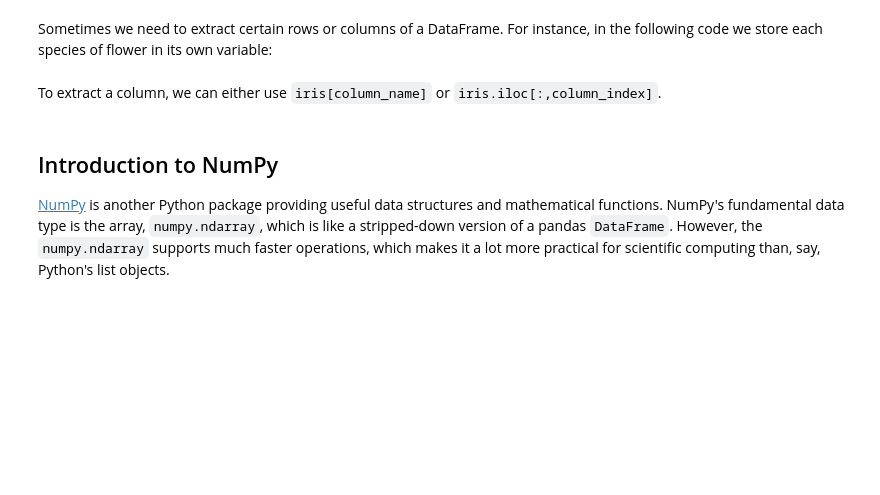
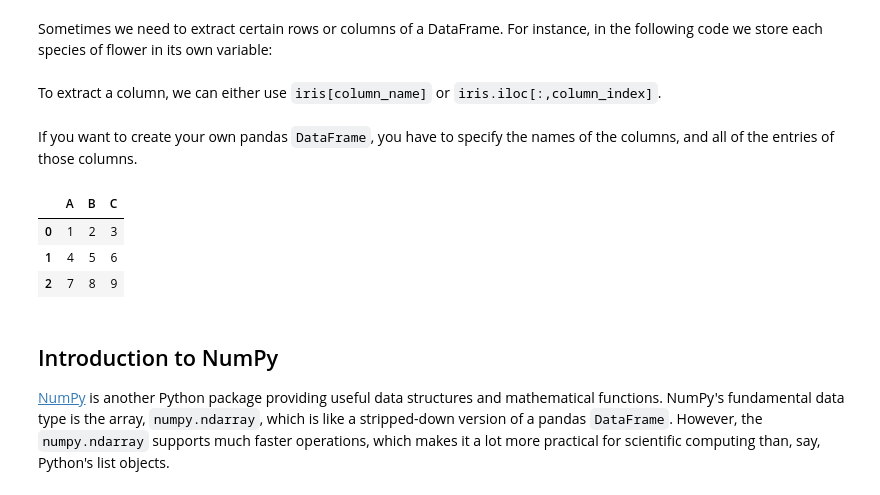
Before and after one commit to kernelmethod/Python-Data-Science-Workshop, a Jupyter notebook: 1. Introduction to Data Science in Python.ipynb, the cells around one changed output. Drawn from its saved outputs; the diff is of its cells as text; code cells hidden in the pictures; blank space fills up the shorter version.

```diff
--- a/1. Introduction to Data Science in Python.ipynb
+++ b/1. Introduction to Data Science in Python.ipynb
@@ -229,6 +229,23 @@ all_but_species = iris.iloc[:, iris.columns != 'species']
 
 print("All columns *except* species:")
 display(all_but_species.head())
+# %% [markdown]
+If you want to create your own pandas `DataFrame`, you have to specify the names of the columns, and all of the entries of those columns.
+# %%
+column_labels = ['A', 'B', 'C']
+
+column_entries = [
+    [1, 2, 3],
+    [4, 5, 6],
+    [7, 8, 9]
+]
+
+pd.DataFrame(column_entries, columns=column_labels)
+# %% [output]
+|  | A | B | C |
+| 0 | 1 | 2 | 3 |
+| 1 | 4 | 5 | 6 |
+| 2 | 7 | 8 | 9 |
 # %% [markdown]
 ## Introduction to NumPy
 [NumPy](https://www.numpy.org/) is another Python package providing useful data structures and mathematical functions. NumPy's fundamental data type is the array, `numpy.ndarray`, which is like a stripped-down version of a pandas `DataFrame`. However, the `numpy.ndarray` supports much faster operations, which makes it a lot more practical for scientific computing than, say, Python's list objects.
```
Also changed, not shown: parts of 5 cells of this notebook.
